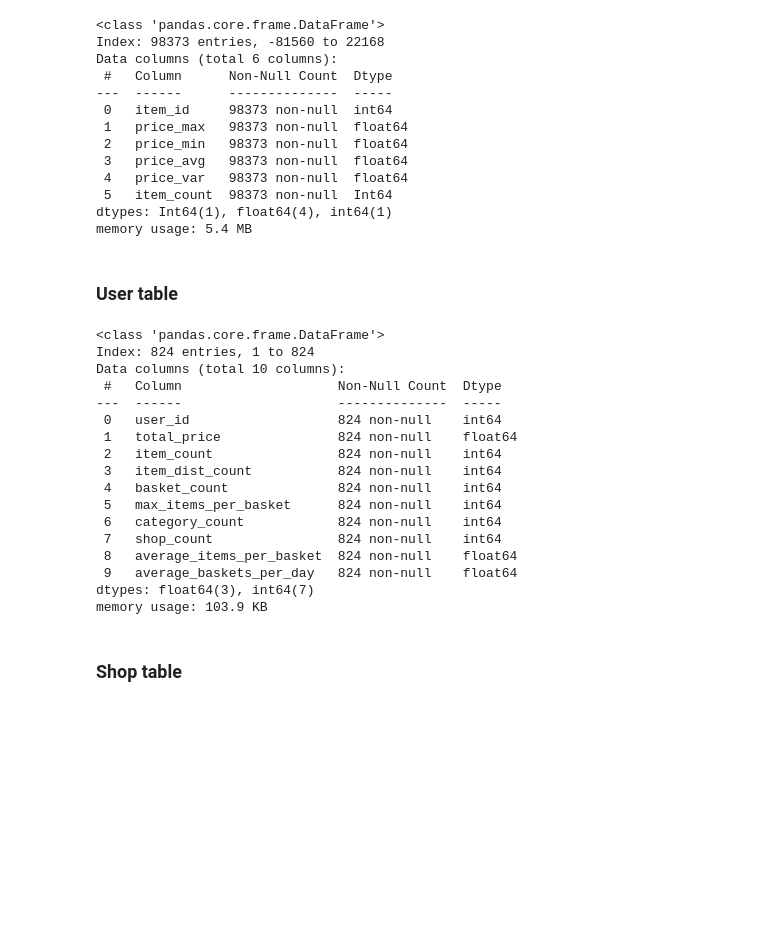
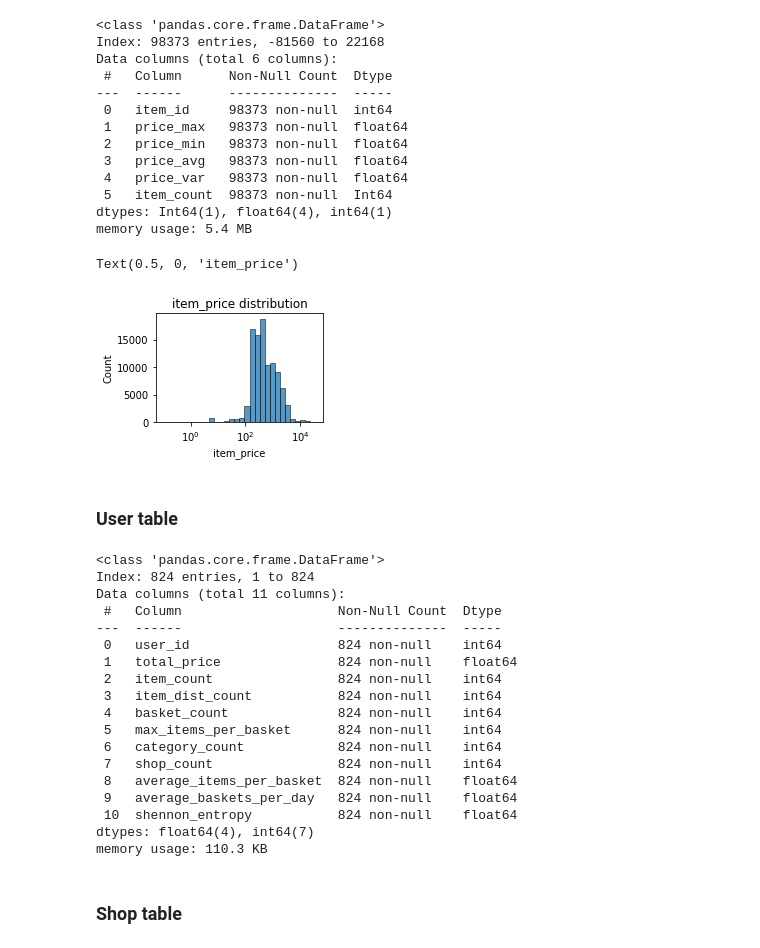
Before and after one commit to frankpietro/dm-project, a Jupyter notebook: dm.ipynb, the cells around one changed output. Cells and saved outputs as stored; diff of their text form; code cells hidden in the pictures; blank space fills up the shorter version.

Commit message:
shennon entropy

```diff
--- a/dm.ipynb
+++ b/dm.ipynb
@@ -621,6 +636,15 @@ Data columns (total 6 columns):
  5   item_count  98373 non-null  Int64
 dtypes: Int64(1), float64(4), int64(1)
 memory usage: 5.4 MB
+# %%
+plt.figure(figsize=(3, 2))
+sns.histplot(i_df[PMAX], log_scale=True, bins=30)
+# plt.yscale('log')
+plt.title('item_price distribution')
+plt.xlabel('item_price')
+# %% [output]
+Text(0.5, 0, 'item_price')
+[figure, added]
 # %% [markdown]
 ### User table
 # %%
@@ -636,11 +660,16 @@ u_df[CCNT] = total_df.groupby([USER])[CAT].nunique()
 u_df[SCNT] = total_df.groupby([USER])[SHOP].nunique()
 u_df[AIXB] = b_df.groupby([USER])[ICNT].mean()
 u_df[ABXVD] = u_df[BCNT] / b_df.groupby([USER])[DATE].nunique()
+# Shennon Entropy
+ratios = b_df[PSUM] / b_df.groupby(USER)[PSUM].transform('sum')
+b_df[SER] = -(ratios * np.log(ratios))
+u_df[SE] = b_df.groupby(USER)[SER].sum()
+
 u_df.info()
 # %% [output]
 <class 'pandas.core.frame.DataFrame'>
 Index: 824 entries, 1 to 824
-Data columns (total 10 columns):
+Data columns (total 11 columns):
  #   Column                    Non-Null Count  Dtype
 ---  ------                    --------------  -----
  0   user_id                   824 non-null    int64
@@ -653,8 +682,9 @@ Data columns (total 10 columns):
  7   shop_count                824 non-null    int64
  8   average_items_per_basket  824 non-null    float64
  9   average_baskets_per_day   824 non-null    float64
-dtypes: float64(3), int64(7)
-memory usage: 103.9 KB
+ 10  shennon_entropy           824 non-null    float64
+dtypes: float64(4), int64(7)
+memory usage: 110.3 KB
 # %%
 # u_df[PSUM].sort_values().plot(kind='bar')
 # %%
```
Also changed, not shown: parts of 8 cells of this notebook.
